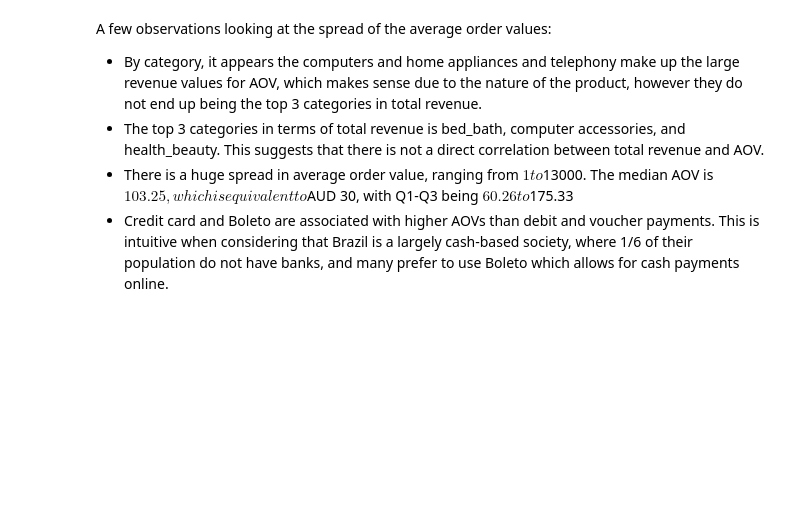
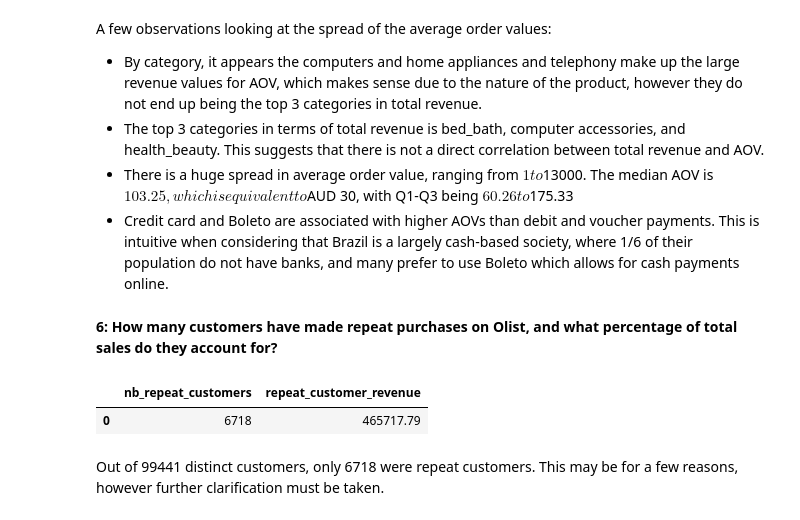
Before and after one commit to Battlepenny2122/Brazil, a Jupyter notebook: sql_queries.ipynb, the cells around one changed output. Saved outputs shown, nothing was run; the diff lists cells and outputs as text; code cells hidden in the pictures; blank space fills up the shorter version.

```diff
--- a/sql_queries.ipynb
+++ b/sql_queries.ipynb
@@ -375,3 +359,28 @@ A few observations looking at the spread of the average order values:
 - The top 3 categories in terms of total revenue is bed_bath, computer accessories, and health_beauty. This suggests that there is not a direct correlation between total revenue and AOV.
 - There is a huge spread in average order value, ranging from $1 to $13000. The median AOV is $103.25, which is equivalent to $AUD 30, with Q1-Q3 being $60.26 to $175.33
 - Credit card and Boleto are associated with higher AOVs than debit and voucher payments. This is intuitive when considering that Brazil is a largely cash-based society, where 1/6 of their population do not have banks, and many prefer to use Boleto which allows for cash payments online.
+# %% [markdown]
+**6: How many customers have made repeat purchases on Olist, and what percentage of total sales do they account for?**
+# %%
+# number of repeat customers
+repeat_customers = '''
+with cte AS(SELECT o.customer_id, oi.order_id, p.payment_value, rank() over(partition by o.customer_id ORDER BY oi.order_id) as nb_orders
+FROM `totemic-studio-372000.olist_data_set.olist_order_items_dataset` oi
+LEFT JOIN `totemic-studio-372000.olist_data_set.olist_orders_dataset` o ON oi.order_id = o.order_id
+JOIN `totemic-studio-372000.olist_data_set.olist_order_payments_dataset` p ON o.order_id = p.order_id
+GROUP BY customer_id, oi.order_id, p.payment_value)
+
+select count(*) as nb_repeat_customers, sum(payment_value) as repeat_customer_revenue
+FROM cte
+WHERE customer_id IN (SELECT customer_id
+FROM cte
+GROUP BY customer_id
+HAVING count(*)>1)
+'''
+df_repeat = client.query(repeat_customers).to_dataframe()
+df_repeat
+# %% [output]
+|  | nb_repeat_customers | repeat_customer_revenue |
+| 0 | 6718 | 465717.79 |
+# %% [markdown]
+Out of 99441 distinct customers, only 6718 were repeat customers. This may be for a few reasons, however further clarification must be taken.
```
Also changed, not shown: parts of 2 cells of this notebook.
